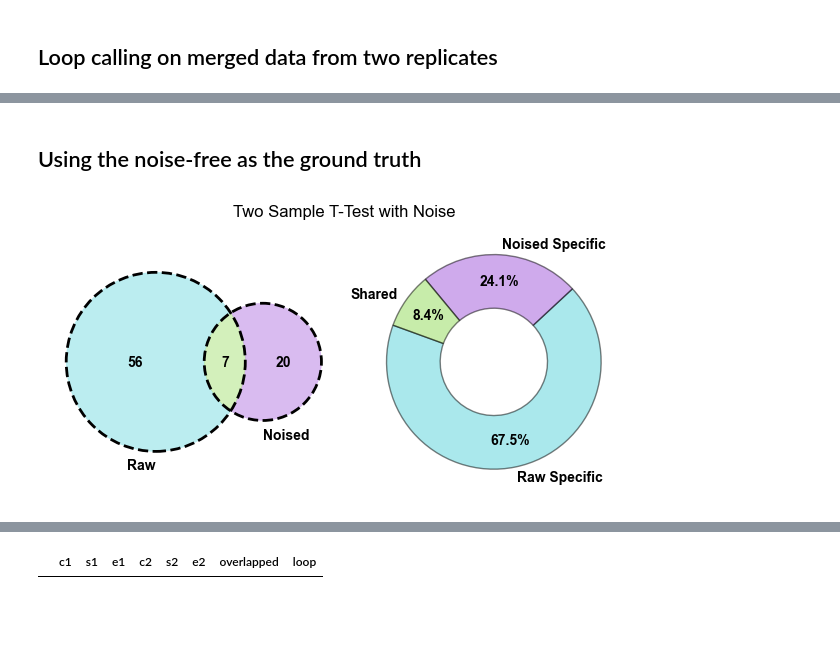
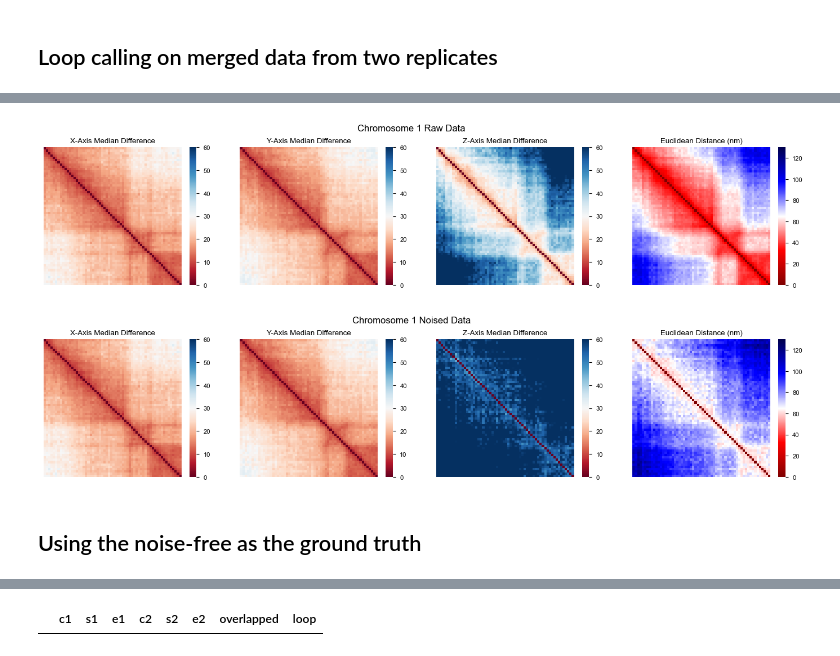
Before and after one commit to hyuyu104/ArcFISH, a Jupyter notebook: figures/1loop_benchmark.ipynb, the cells around one changed output, grey strips where cells are left out. Cells and saved outputs as stored; diff of their text form; code cells hidden in the pictures; blank space fills up the shorter version.

```diff
--- a/figures/1loop_benchmark.ipynb
+++ b/figures/1loop_benchmark.ipynb
@@ -1,15 +3,15 @@
 # %%
 import os
 import importlib
-import warnings
 import numpy as np
 import pandas as pd
 from scipy import stats
+from scipy.sparse import csr_matrix
 from matplotlib import pyplot as plt
+import matplotlib.colors as mcolors
+import matplotlib.cm as cm
 import seaborn as sns
-from sklearn.metrics import roc_curve
 
 from utils.data import DataTree
 import snapfish2 as sf
 importlib.reload(sf)
-sf.MulFish.default_cols.extend(["Replicate", "FOV"])
@@ -262,0 +44,11 @@ for t in target:
+# %%
+noised_path = {
+    "rep1": os.path.join(out_dire, "takei_nature_25kb_rep1.csv"),
+    "rep2": os.path.join(out_dire, "takei_nature_25kb_rep2.csv")
+}
+from utils.data import add_noise
+noise = {"X": 0, "Y": 0, "Z": 50}
+ratio = {"X": 103, "Y": 103, "Z": 250}
+np.random.seed(0)
+add_noise(loader.path, ratio, noised_path, noise)
+noised_loader = sf.pp.FOF_CT_Loader(noised_path, voxel_ratio=ratio)
@@ -263,40 +66,19 @@ for t in target:
+# %%
+from utils.maps import dist_diff_heatmaps
+chr_id = "chr1"
+adata_raw = loader.create_adata(chr_id)
+fig, axes = plt.subplots(1, 4, figsize=(14, 3))
+dist_diff_heatmaps(axes, adata_raw, 60, 130)
+fig.suptitle(f"Chromosome {chr_id[3:]} Raw Data")
+fig.savefig(os.path.join(out_dire, "s4a_median_hm_raw.pdf"), bbox_inches="tight")
+
+adata_noised = noised_loader.create_adata(chr_id)
+fig, axes = plt.subplots(1, 4, figsize=(14, 3))
+dist_diff_heatmaps(axes, adata_noised, 60, 130)
+fig.suptitle(f"Chromosome {chr_id[3:]} Noised Data")
+fig.savefig(os.path.join(out_dire, "s4b_median_hm_noi.pdf"), bbox_inches="tight")
+# %% [output]
+[figure, added]
+[figure, added]
 # %% [markdown]
 ## Using the noise-free as the ground truth
-# %%
-from matplotlib_venn import venn2, venn2_circles
-from snapfish2.utils.func import loop_overlap
-
-colors = sns.color_palette("hls", 4)[1:]
-colors = [colors[1], colors[2], colors[0]]
-
-overlap1 = np.sum(loop_overlap(
-    loop_result_sf1_noised[loop_result_sf1_noised.summit],
-    loop_result_sf1[loop_result_sf1.summit], offset=25e3
-).overlapped.values == 3)
-fig, axes = plt.subplots(1, 2, figsize=(6, 3))
-subsets = (
-    np.sum(loop_result_sf1.summit) - overlap1,
-    np.sum(loop_result_sf1_noised.summit) - overlap1,
-    overlap1
-)
-v = venn2(subsets=subsets, set_labels=("Raw", "Noised"), ax=axes[0])
-v.get_patch_by_id("10").set_color(colors[0])
-v.get_patch_by_id("01").set_color(colors[1])
-v.get_patch_by_id("11").set_color(colors[2])
-fontsize = v.get_label_by_id("01").get_fontsize()
-for text in v.set_labels:
-    text.set_fontsize(fontsize)
-venn2_circles(subsets=subsets, linestyle="dashed", ax=axes[0])
-
-axes[1].pie(
-    subsets, labels=["Raw Specific", "Noised Specific", "Shared"],
-    autopct="%1.1f%%", startangle=160,
-    labeldistance=1.1, pctdistance=.75,
-    wedgeprops=dict(width=.5, edgecolor="k", linewidth=1, alpha=.5),
-    textprops=dict(color="k", fontsize=fontsize),
-    colors=colors
-)
-fig.suptitle("Two Sample T-Test with Noise")
-fig.savefig(os.path.join(out_dire, "venn_noised_sf1.pdf"), bbox_inches="tight")
-# %% [output]
-[figure, removed]
```
Also changed, not shown: parts of 47 cells of this notebook, 21 other files.
